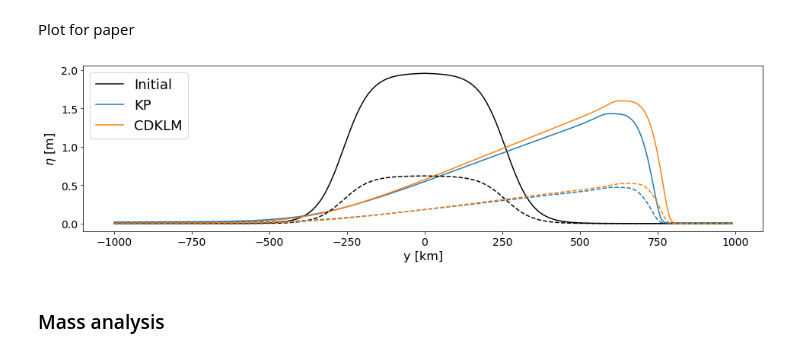
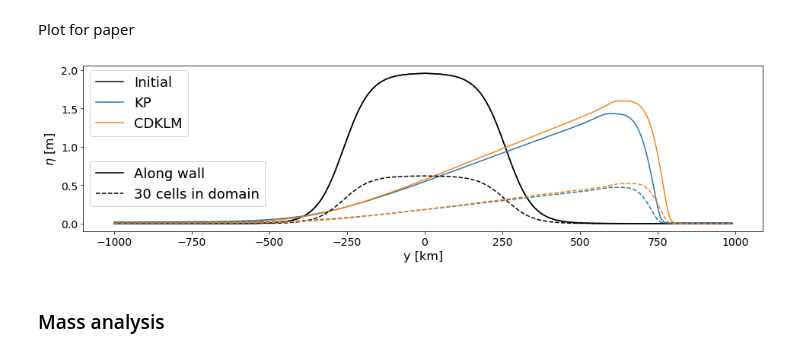
Before and after one commit to sintefmath/havvarsel-flux-investigations, a Jupyter notebook: KelvinWave.ipynb, the cells around one changed output. Saved outputs shown, nothing was run; the diff lists cells and outputs as text; code cells hidden in the pictures.

Commit message:
plot improved

```diff
--- a/KelvinWave.ipynb
+++ b/KelvinWave.ipynb
@@ -662,33 +662,38 @@ Plot for paper
 # %%
 fig, axs = plt.subplots(1,1,figsize=(16,4))
 
 nx = big_data["KP"]['hovmuller'][0][1].shape[1]
 x_mid = int(nx/2)
 x_start = x_mid - int(nx/5)
 x_end   = x_mid + int(nx/5)
 x_axis = np.array(range(x_start-x_mid, x_end-x_mid))*big_data['dx']/1000
 axs.set_xlabel("y [km]", fontsize=16)
 axs.set_ylabel("$\eta$ [m]", fontsize=16)
 
 axs.tick_params(axis='both', which='major', labelsize=14)
 
-axs.plot(x_axis, big_data["KP"]["hovmuller"][0][1][0 , x_start:x_end], "-", c="black", label="Initial")
+solid, = axs.plot(x_axis, big_data["KP"]["hovmuller"][0][1][0 , x_start:x_end], "-", c="black", label="Initial")
+solid2, = axs.plot(x_axis, big_data["KP"]["hovmuller"][0][1][0 , x_start:x_end], "-", c="black", label="Along wall")
 
-axs.plot(x_axis, big_data["KP"]["hovmuller"][0][1][-1 , x_start:x_end], "-", c="C0", label="KP")
-axs.plot(x_axis, big_data["CDKLM"]["hovmuller"][0][1][-1 , x_start:x_end], "-", c="C1", label="CDKLM")
+kp,    = axs.plot(x_axis, big_data["KP"]["hovmuller"][0][1][-1 , x_start:x_end], "-", c="C0", label="KP")
+cdklm, = axs.plot(x_axis, big_data["CDKLM"]["hovmuller"][0][1][-1 , x_start:x_end], "-", c="C1", label="CDKLM")
 
 
-axs.plot(x_axis, big_data["KP"]["hovmuller"][1][1][0 , x_start:x_end], "--", c="black")
+dashed, = axs.plot(x_axis, big_data["KP"]["hovmuller"][1][1][0 , x_start:x_end], "--", c="black", label="30 cells in domain")
 
 axs.plot(x_axis, big_data["KP"]["hovmuller"][1][1][-1 , x_start:x_end], "--", c="C0")
 axs.plot(x_axis, big_data["CDKLM"]["hovmuller"][1][1][-1 , x_start:x_end], "--", c="C1")
 
-axs.legend(fontsize=18, loc=2)
+color_legend = plt.legend(handles=[solid, kp, cdklm],fontsize=18, loc=(0.01,0.575))
+axs.add_artist(color_legend)
+
+ls_legend = plt.legend(handles=[solid2, dashed],fontsize=18, loc=(0.01,0.15))
+axs.add_artist(ls_legend)
 
 os.makedirs("figs", exist_ok=True)
 plt.savefig("figs/kelvin.pdf")
 # %% [output]
-[figure, old version]
+[figure, new version]
 # %% [markdown]
 ### Mass analysis
 # %%
```
Also changed, not shown: parts of 5 cells of this notebook.
